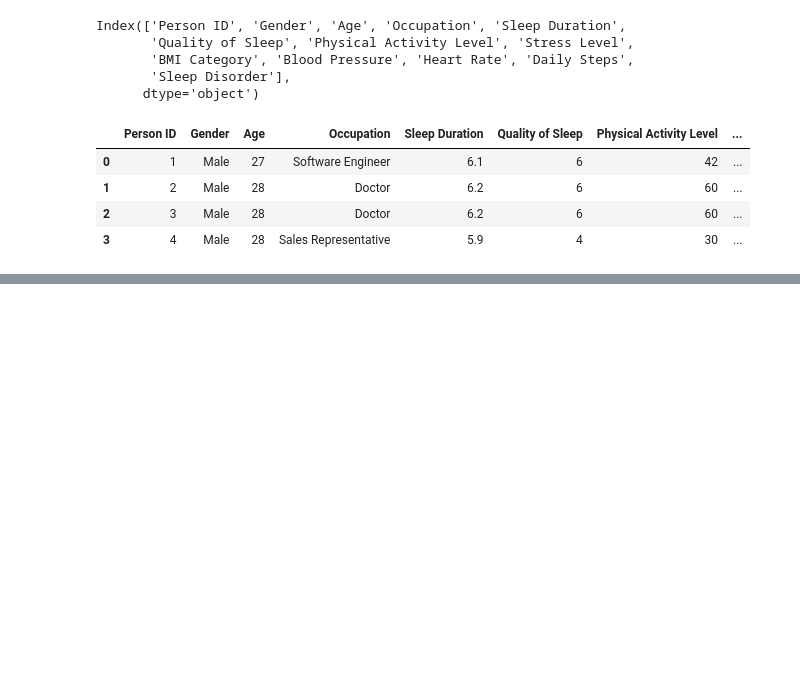
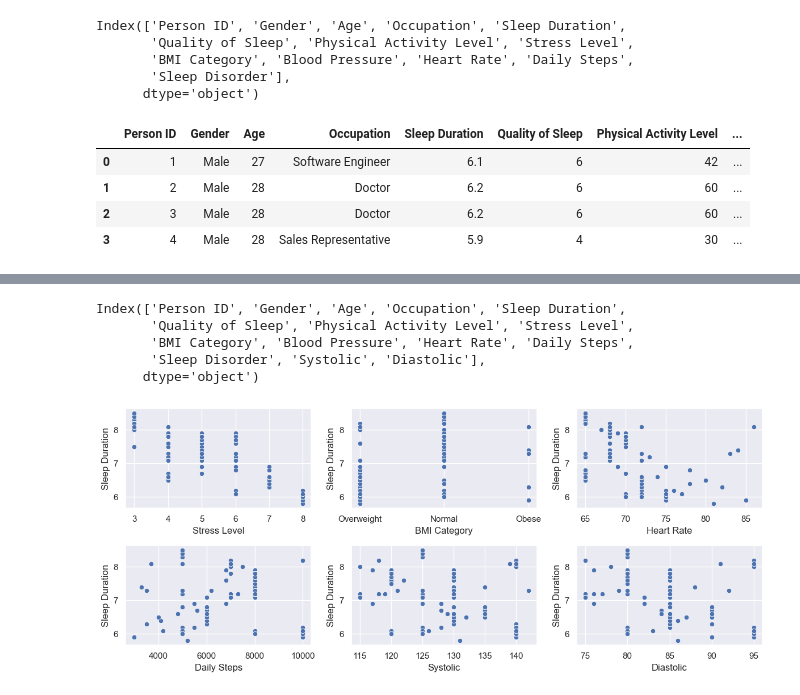
Before and after one commit to RussDai/Projects, a Jupyter notebook: 02_Data_Visuallization/03_Sleep Health and Lifestyle/data_preparation.ipynb, the cells around one changed output, grey strips where cells are left out. Saved outputs shown, nothing was run; the diff lists cells and outputs as text; code cells hidden in the pictures; blank space fills up the shorter version.

```diff
--- a/02_Data_Visuallization/03_Sleep Health and Lifestyle/data_preparation.ipynb
+++ b/02_Data_Visuallization/03_Sleep Health and Lifestyle/data_preparation.ipynb
@@ -64,0 +540,23 @@ data.head(4)
+# %%
+data.columns
+# %% [output]
+Index(['Person ID', 'Gender', 'Age', 'Occupation', 'Sleep Duration',
+       'Quality of Sleep', 'Physical Activity Level', 'Stress Level',
+       'BMI Category', 'Blood Pressure', 'Heart Rate', 'Daily Steps',
+       'Sleep Disorder', 'Systolic', 'Diastolic'],
+      dtype='object')
+# %%
+# Create scatter plot between sleep duration and stress level, bmi category, heart rate
+# daily steps, systolic, diastolic:
+# create two rows each having 3 plots:
+fig, axes = plt.subplots(2, 3, figsize=(12, 5))
+sns.scatterplot(y="Sleep Duration", x="Stress Level", data=data, ax=axes[0, 0])
+sns.scatterplot(y="Sleep Duration", x="BMI Category", data=data, ax=axes[0, 1])
+sns.scatterplot(y="Sleep Duration", x="Heart Rate", data=data, ax=axes[0, 2])
+sns.scatterplot(y="Sleep Duration", x="Daily Steps", data=data, ax=axes[1, 0])
+sns.scatterplot(y="Sleep Duration", x="Systolic", data=data, ax=axes[1, 1])
+sns.scatterplot(y="Sleep Duration", x="Diastolic", data=data, ax=axes[1, 2])
+plt.tight_layout()
+plt.show()
+# %% [output]
+[figure, added]
```
Also changed, not shown: parts of 61 cells of this notebook, 4 other files.
